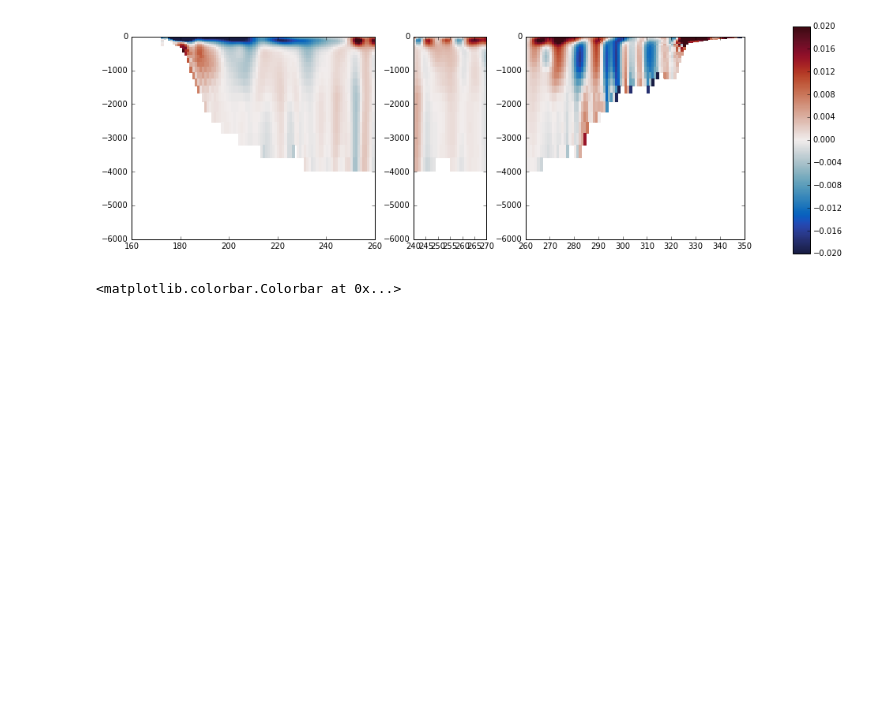
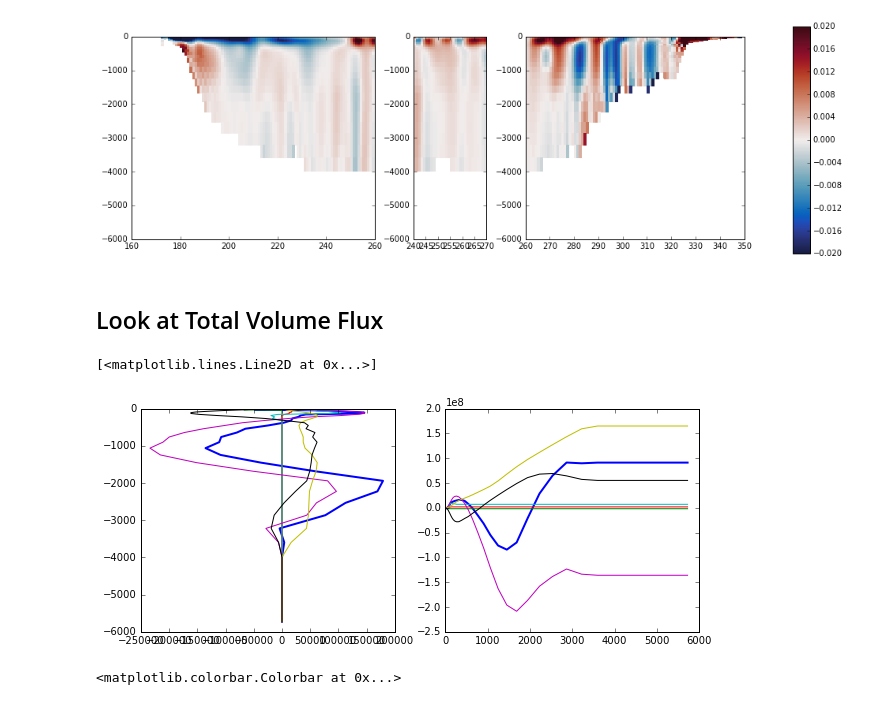
Before and after one commit to UBC-MOAD/analysis-cindy, a Jupyter notebook: proj2_notebooks/Susans.ipynb, the cells around one changed output. Cells and saved outputs as stored; diff of their text form; code cells hidden in the pictures; blank space fills up the shorter version.

Commit message:
Add volume flux calculations.

```diff
--- a/proj2_notebooks/Susans.ipynb
+++ b/proj2_notebooks/Susans.ipynb
@@ -127,6 +127,51 @@ cbar_ax = fig.add_axes([0.9, 0.07, 0.02, 0.87])
 fig.colorbar(mesh, cax=cbar_ax);
 # %% [output]
 [figure]
+# %% [markdown]
+## Look at Total Volume Flux
+# %%
+vfluxout_sec1 = np.zeros_like(gdept0)
+vfluxout_sec2 = np.zeros_like(gdept0)
+vfluxout_sec3 = np.zeros_like(gdept0)
+vfluxout_ilow = np.zeros_like(gdept0)
+vfluxout_jlow = np.zeros_like(gdept0)
+vfluxout_ihi = np.zeros_like(gdept0)
+vfluxout = np.zeros_like(gdept0)
+for layer in range(50):
+    vfluxout_sec1[layer] = np.sum(u_vel[layer, line1_imin:line1_imax, line1_jmin].filled()
+         * e2t[line1_imin:line1_imax, line1_jmin] * e3t[layer, line1_imin:line1_imax, line1_jmin])
+    vfluxout_sec2[layer] =  np.sum(-v_vel[layer, line2_imin, line2_jmin:line2_jmax].filled()
+          * e1t[line2_imin, line2_jmin:line2_jmax] * e3t[layer, line2_imin, line2_jmin:line2_jmax])
+    vfluxout_sec3[layer] = np.sum(u_vel[layer, line3_imin:line3_imax, line3_jmin].filled()
+                        * e2t[line3_imin:line3_imax, line3_jmin]* e3t[layer,line3_imin:line3_imax, line3_jmin ])
+    vfluxout_ilow[layer] = np.sum(-v_vel[layer, imin, jmin:line1_jmin+1].filled()
+                          * e1t[imin, jmin:line1_jmin+1]* e3t[layer,imin, jmin:line1_jmin+1])
+    vfluxout_jlow[layer] = np.sum(-u_vel[layer, imin:line2_imax+2, jmin].filled()
+                          * e2t[imin:line2_imax+2, jmin] * e3t[layer,imin:line2_imax+2, jmin])
+    vfluxout_ihi[layer] = np.sum(v_vel[layer, imax, jmin:line1_jmin+1].filled()
+                          * e1t[imax, jmin:line1_jmin+1]* e3t[layer,imax, jmin:line1_jmin+1])
+    vfluxout[layer] = (vfluxout_sec1[layer] + vfluxout_sec2[layer] + vfluxout_sec3[layer]
+                       + vfluxout_ilow[layer] + vfluxout_jlow[layer] + vfluxout_ihi[layer])
+fig, axs = plt.subplots(1, 2, figsize=(10, 4))
+axs[0].plot(vfluxout, -gdept0, linewidth=2)
+axs[0].plot(vfluxout_ihi, -gdept0)
+axs[0].plot(vfluxout_jlow, -gdept0)
+axs[0].plot(vfluxout_ilow, -gdept0)
+axs[0].plot(vfluxout_sec3, -gdept0)
+axs[0].plot(vfluxout_sec2, -gdept0)
+axs[0].plot(vfluxout_sec1, -gdept0)
+
+axs[1].plot(gdept0, np.cumsum(vfluxout*e3t[:, line1_imax, line1_jmin]), linewidth=2)
+axs[1].plot(gdept0, np.cumsum(vfluxout_ihi*e3t[:, line1_imax, line1_jmin]))
+axs[1].plot(gdept0, np.cumsum(vfluxout_jlow*e3t[:, line1_imax, line1_jmin]))
+axs[1].plot(gdept0, np.cumsum(vfluxout_ilow*e3t[:, line1_imax, line1_jmin]))
+axs[1].plot(gdept0, np.cumsum(vfluxout_sec3*e3t[:, line1_imax, line1_jmin]))
+axs[1].plot(gdept0, np.cumsum(vfluxout_sec2*e3t[:, line1_imax, line1_jmin]))
+axs[1].plot(gdept0, np.cumsum(vfluxout_sec1*e3t[:, line1_imax, line1_jmin]))
+#axs[1].set_xlim((350, 650))
+# %% [output]
+[<matplotlib.lines.Line2D at 0x...>]
+[figure, added]
 # %%
 nt = 13
 tracerfile = nc.Dataset('../EXH005-btscav_v2_19912016.nc')
```
